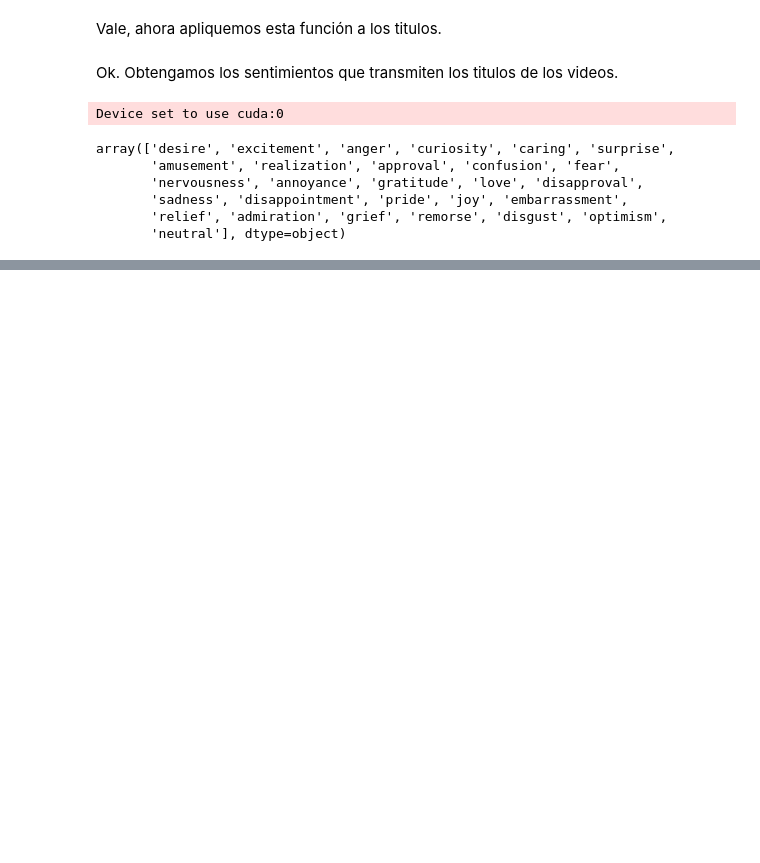
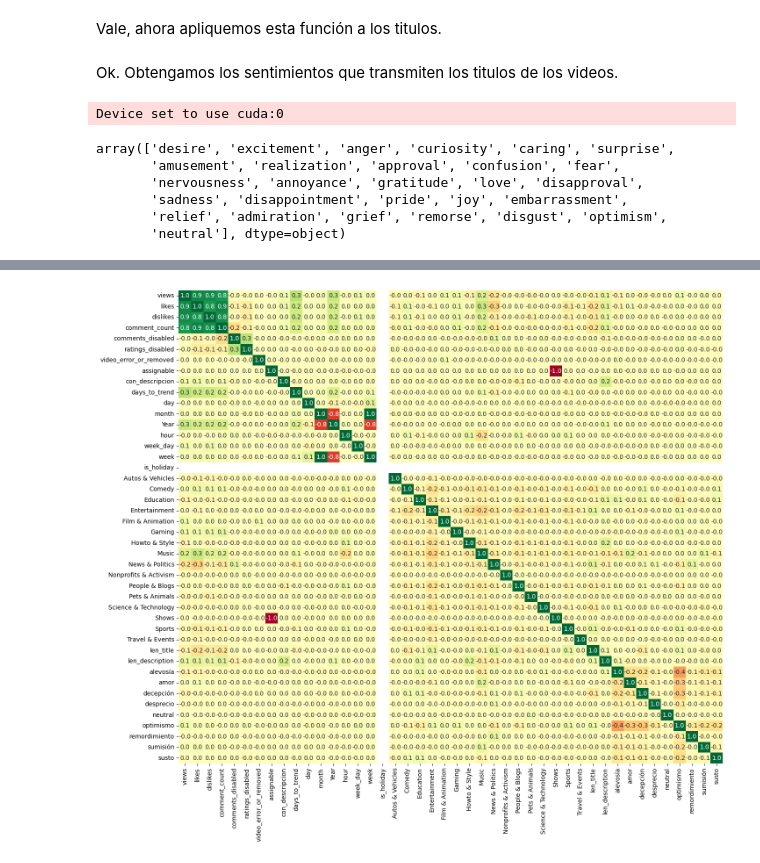
Before and after one commit to luiscxz/YouTube, a Jupyter notebook: Prueba práctica.ipynb, the cells around one changed output, grey strips where cells are left out. Drawn from its saved outputs; the diff is of its cells as text; code cells hidden in the pictures; blank space fills up the shorter version.

```diff
--- a/Prueba práctica.ipynb
+++ b/Prueba práctica.ipynb
@@ -745,12 +871,15 @@ plt.show()
 # %%
-plt.figure(figsize=(14, 10))
+plt.figure(figsize=(16, 14))
 sns.heatmap(
     df.select_dtypes(include=['number']).corr(method='spearman'),
     annot=True,
     fmt=".1f",         # Un decimal en las anotaciones
-    cmap='RdYlGn'
+    cmap='RdYlGn',
+    cbar=False
 )
 plt.show()
+# %% [output]
+[figure, added]
 # %% [markdown]
 Podemos observar lo siguiente:
 
```
Also changed, not shown: parts of 20 cells of this notebook.
